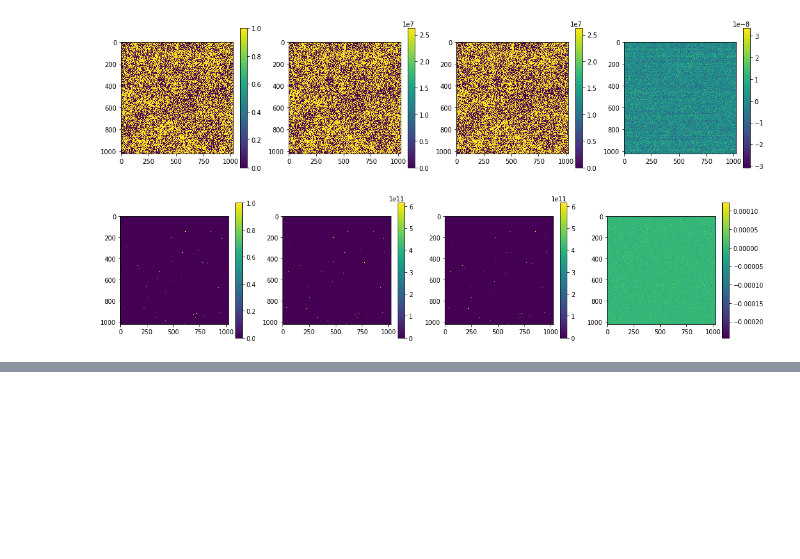
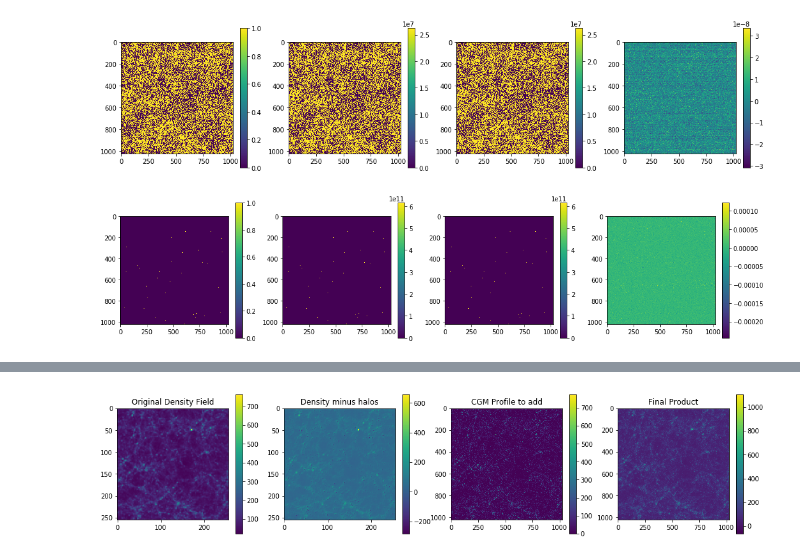
Before and after one commit to ianw89/cgm-brush, a Jupyter notebook: src/tests.ipynb, the cells around one changed output, grey strips where cells are left out. Saved outputs shown, nothing was run; the diff lists cells and outputs as text; code cells hidden in the pictures; blank space fills up the shorter version.

Commit message:
Cleanup add_halos a bit, add a simple visual e2e test

```diff
--- a/src/tests.ipynb
+++ b/src/tests.ipynb
@@ -214,3 +214,35 @@ fig.colorbar(pos, ax=axes[3])
 assert (np.allclose(c8, c3, rtol=1e-07, atol=1e-03)), "test failed"
 # %% [output]
 [figure]
+# %%
+min_mass = 10**10
+max_mass = 10**14.5
+log_bins = 30
+config = Configuration('tophat_spherical', 1, resolution=1, file_prefix='STH', load_from_files=False)
+config.provider = BolshoiProvider()
+
+config.results = hist_profile(config.provider, config.den_grid_size, config.RS_array, min_mass,
+                                    max_mass, log_bins, config.subtraction_halo_profile,
+                                    config.addition_halo_profile, config.scaling_radius, config.resolution)
+
+original = config.provider.get_density_field(0, config.den_grid_size)
+background_dm = config.results[5][0]
+cgm_only = config.results[4][0]
+density_final = config.results[1][0]
+
+fig, axes = plt.subplots(1,4,figsize=(18, 4))
+pos = axes[0].imshow(original)
+fig.colorbar(pos, ax=axes[0])
+axes[0].title.set_text('Original Density Field')
+pos = axes[1].imshow(background_dm)
+fig.colorbar(pos, ax=axes[1])
+axes[1].title.set_text('Density minus halos')
+pos = axes[2].imshow(cgm_only)
+fig.colorbar(pos, ax=axes[2])
+axes[2].title.set_text('CGM Profile to add')
+pos = axes[3].imshow(density_final)
+fig.colorbar(pos, ax=axes[3])
+axes[3].title.set_text('Final Product')
+
+# Visual sanity test, no assertions
+# %% [output]
@@ -216,0 +251 @@ assert (np.allclose(c8, c3, rtol=1e-07, atol=1e-03)), "test failed"
+[figure, added]
```
Also changed, not shown: parts of 3 cells of this notebook, 1 other file.
